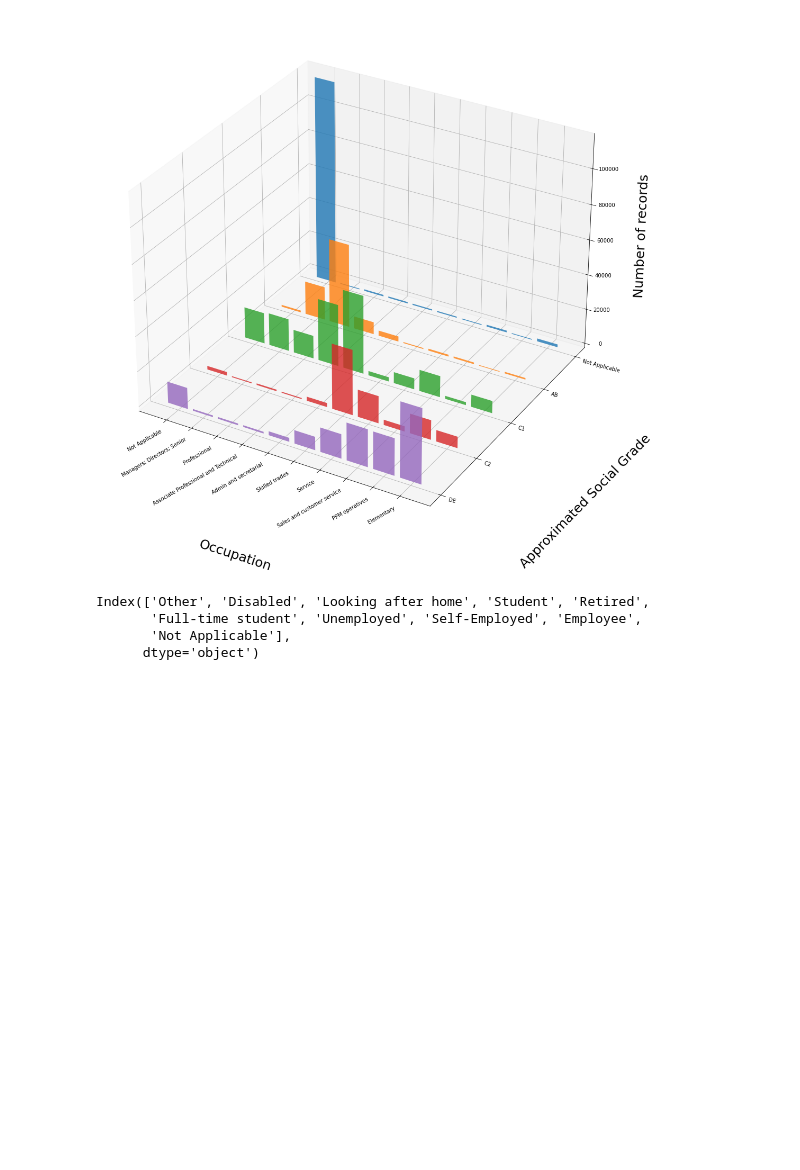
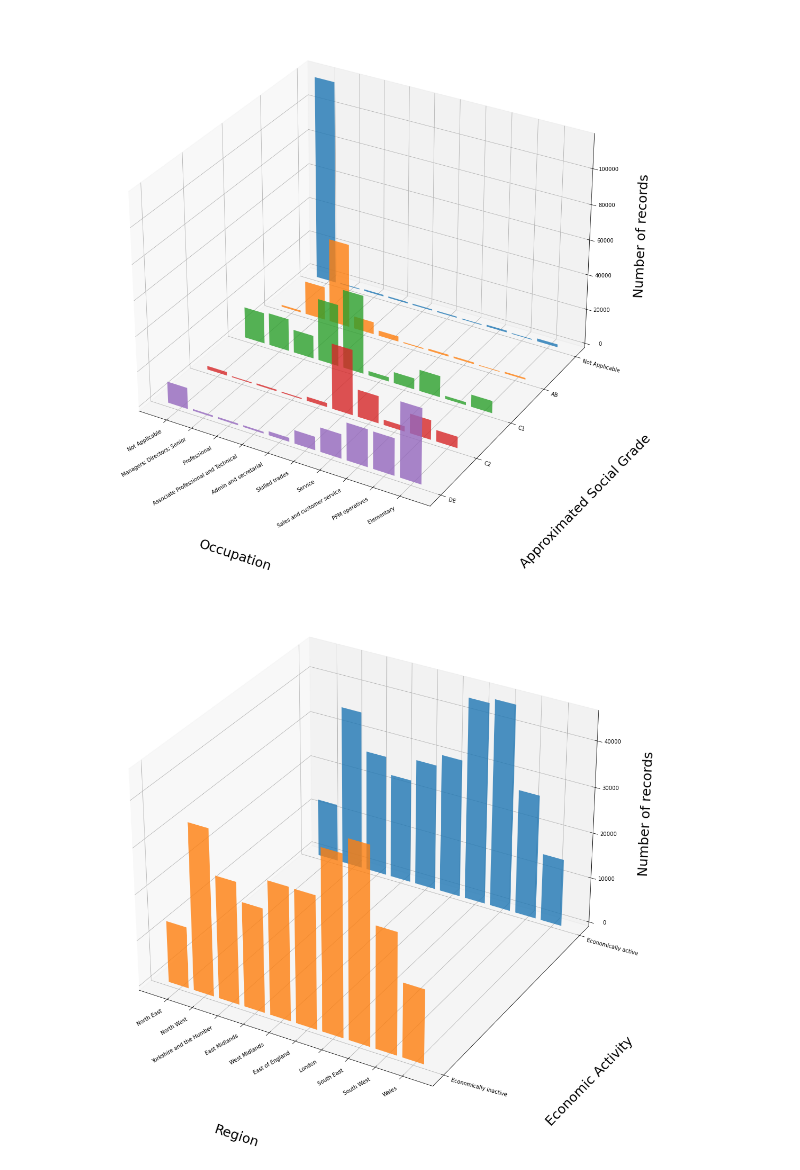
Before and after one commit to b0mbastik/PythonP2, a Jupyter notebook: analysis.ipynb, the cells around one changed output. Saved outputs shown, nothing was run; the diff lists cells and outputs as text; code cells hidden in the pictures; blank space fills up the shorter version.

```diff
--- a/analysis.ipynb
+++ b/analysis.ipynb
@@ -171,11 +243,12 @@ rg.get_table_3d_chart(dt, "Occupation", "Approximated Social Grade", "Number of
 plt.show()
 # %% [output]
 [figure]
-# %%
-dt = gt.getTable(df, vf, "Hours worked per week", "Economic Activity")
-dt.columns[::-1]
-# %% [output]
-Index(['Other', 'Disabled', 'Looking after home', 'Student', 'Retired',
-       'Full-time student', 'Unemployed', 'Self-Employed', 'Employee',
-       'Not Applicable'],
-      dtype='object')
+# %%
+dt = gt.getTable(df, vf, "Region", "Economic Activity")
+dt2 = pd.DataFrame()
+dt2.insert(0, "Economically active", dt.drop(['Not Applicable', 'Retired', 'Student', 'Looking after home', 'Disabled', 'Other'], axis=1).sum(axis=1).tolist(), True)
+dt2.insert(1, "Economically inactive", dt.drop(['Employee', 'Self-Employed', 'Unemployed', 'Full-time student'], axis=1).sum(axis=1).tolist(), True)
+dt2 = dt2.set_index(vf["Region"].dropna())
+rg.get_table_3d_chart(dt2, "Region", "Economic Activity", "Number of records", 20, 20)
+# %% [output]
+[figure, added]
```
Also changed, not shown: parts of 21 cells of this notebook.
